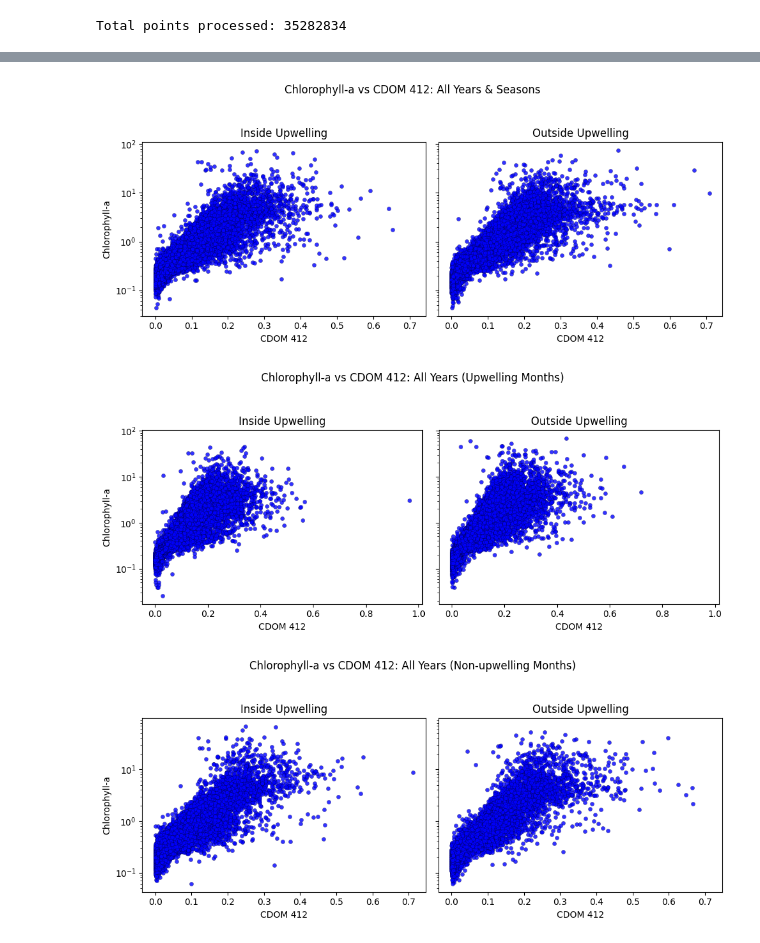
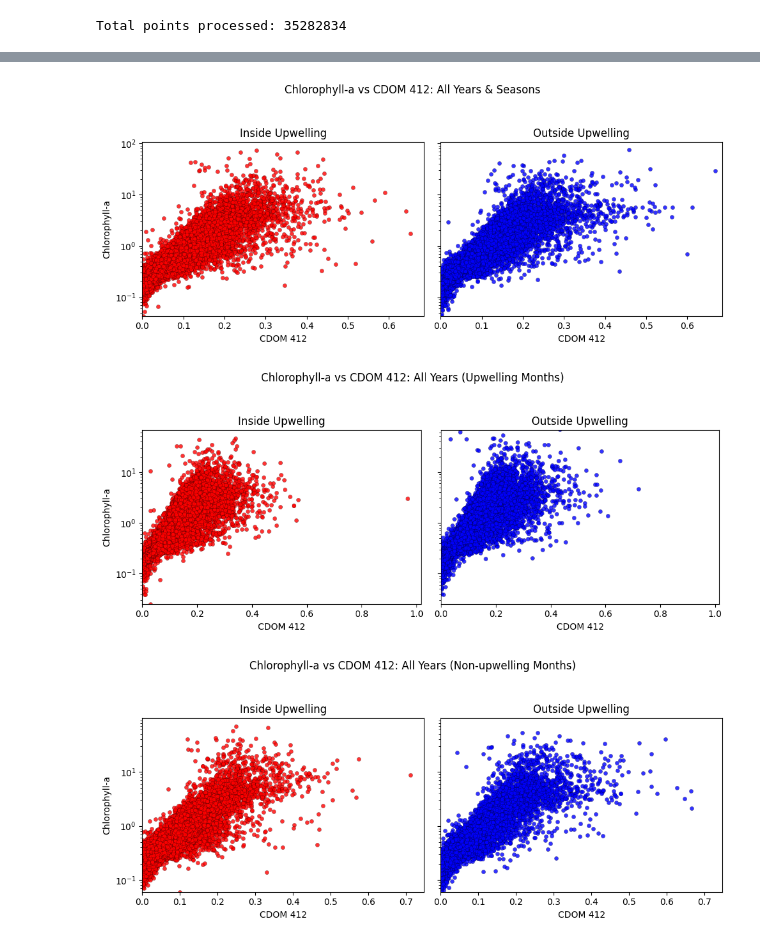
Before and after one commit to makaip/nasa-murep-local, a Jupyter notebook: cdom_sst/experiments/feature_space/chlor_vs_cdom_all_years_comparison.ipynb, the cells around one changed output, grey strips where cells are left out. Drawn from its saved outputs; the diff is of its cells as text; code cells hidden in the pictures.

```diff
--- a/cdom_sst/experiments/feature_space/chlor_vs_cdom_all_years_comparison.ipynb
+++ b/cdom_sst/experiments/feature_space/chlor_vs_cdom_all_years_comparison.ipynb
@@ -125,6 +125,8 @@ for year in years:
             year_data[year_data['Season'] == 'Non-upwelling Months (Oct-Apr)'].sample(n=min(len(year_data[year_data['Season'] == 'Non-upwelling Months (Oct-Apr)']), max_points), random_state=42)
         ])
 
+    y_min = year_data['chlor'].min()
+
     fig, axes = plt.subplots(1, 2, figsize=(10, 4), sharex=True, sharey=True)
 
     # Upwelling Months Panel
@@ -133,7 +135,7 @@ for year in years:
         data=year_data[year_data['Season'] == 'Upwelling Months (May-Sep)'],
         x='cdom412',
         y='chlor',
-        color='blue',
+        color='red',
         alpha=0.8,
         marker='o',
         s=20,
@@ -144,6 +146,8 @@ for year in years:
     axes[0].set_xlabel('CDOM 412')
     axes[0].set_ylabel('Chlorophyll-a')
     axes[0].set_yscale('log')
+    axes[0].set_xlim(left=0)
+    axes[0].set_ylim(bottom=y_min)
 
     # Non-upwelling Months Panel
     sns.scatterplot(
@@ -161,6 +165,8 @@ for year in years:
     axes[1].set_title('Non-upwelling Months (Oct-Apr)')
     axes[1].set_xlabel('CDOM 412')
     axes[1].set_yscale('log')
+    axes[1].set_xlim(left=0)
+    axes[1].set_ylim(bottom=y_min)
 
     fig.suptitle(f'Chlorophyll-a vs CDOM 412 ({year})', y=1.05)
     plt.tight_layout()
@@ -274,6 +202,8 @@ def plot_zones(data_subset, title_suffix, filename_suffix):
     if len(zone_out) > max_points_pooled:
         zone_out = zone_out.sample(n=max_points_pooled, random_state=42)
 
+    y_min = min(zone_in['chlor'].min(), zone_out['chlor'].min())
+
     fig, axes = plt.subplots(1, 2, figsize=(10, 4), sharex=True, sharey=True)
 
     # Inside Upwelling (Left)
@@ -282,7 +212,7 @@ def plot_zones(data_subset, title_suffix, filename_suffix):
         data=zone_in,
         x='cdom412',
         y='chlor',
-        color='blue',
+        color='red',
         alpha=0.8,
         marker='o',
         s=20,
@@ -293,6 +223,8 @@ def plot_zones(data_subset, title_suffix, filename_suffix):
     axes[0].set_xlabel('CDOM 412')
     axes[0].set_ylabel('Chlorophyll-a')
     axes[0].set_yscale('log')
+    axes[0].set_xlim(left=0)
+    axes[0].set_ylim(bottom=y_min)
 
     # Outside Upwelling (Right)
     sns.scatterplot(
@@ -300,33 +232,35 @@ def plot_zones(data_subset, title_suffix, filename_suffix):
         data=zone_out,
         x='cdom412',
         y='chlor',
         color='blue',
         alpha=0.8,
         marker='o',
         s=20,
         linewidth=0.2,
         edgecolor='black'
     )
     axes[1].set_title('Outside Upwelling')
     axes[1].set_xlabel('CDOM 412')
     axes[1].set_yscale('log')
+    axes[1].set_xlim(left=0)
+    axes[1].set_ylim(bottom=y_min)
 
     fig.suptitle(f'Chlorophyll-a vs CDOM 412: {title_suffix}', y=1.05)
     plt.tight_layout()
     plt.savefig(os.path.join(output_dir_3, f'chlor_vs_cdom_{filename_suffix}.png'), dpi=300, bbox_inches='tight')
     plt.show()
 
 # 1. Pooled across all years and seasons
 plot_zones(all_data, 'All Years & Seasons', 'all_years_all_seasons')
 
 # 2. Upwelling months only
 plot_zones(all_data[all_data['Season'] == 'Upwelling Months (May-Sep)'],
            'All Years (Upwelling Months)', 'all_years_upwelling_months')
 
 # 3. Non-upwelling months only
 plot_zones(all_data[all_data['Season'] == 'Non-upwelling Months (Oct-Apr)'],
            'All Years (Non-upwelling Months)', 'all_years_nonupwelling_months')
 # %% [output]
-[figure, old version]
+[figure, new version]
-[figure, old version]
+[figure, new version]
-[figure, old version]
+[figure, new version]
```
Also changed, not shown: parts of 3 cells of this notebook.
